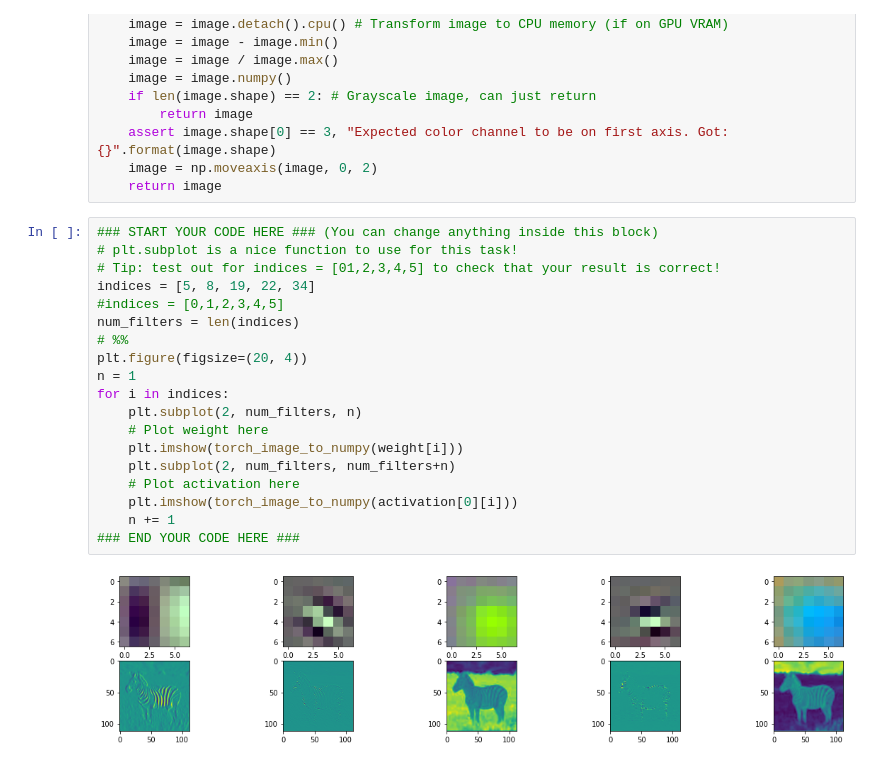
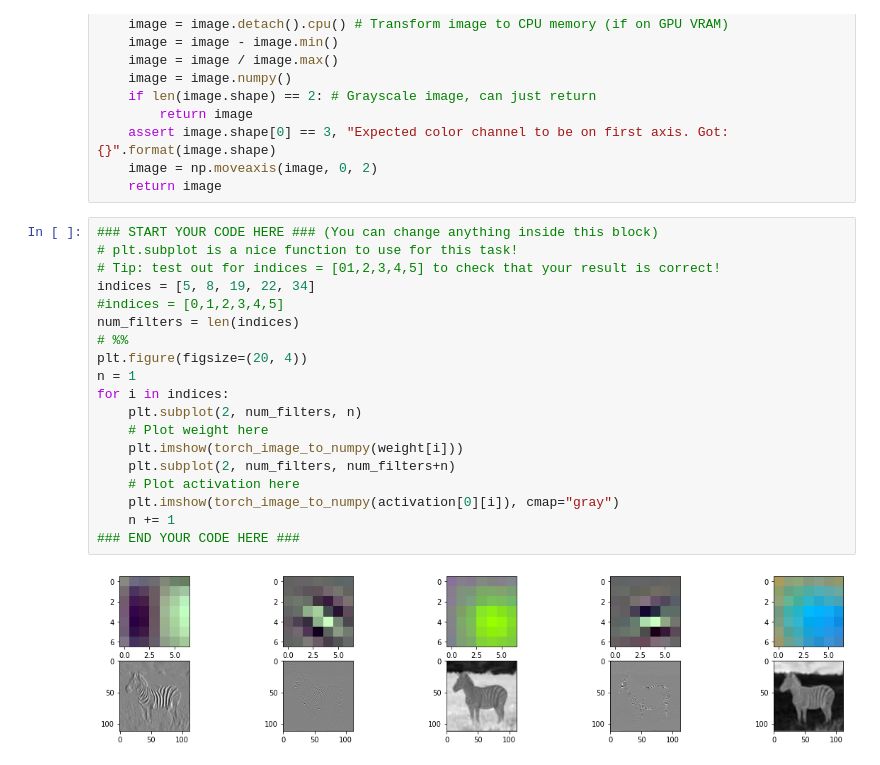
Before and after one commit to ashiqulalamkhan/TDT4195_IP, a Jupyter notebook: assignment 2/task2c.ipynb, the cells around one changed output. Saved outputs shown, nothing was run; the diff lists cells and outputs as text.

Commit message:
gray image updated.

```diff
--- a/assignment 2/task2c.ipynb
+++ b/assignment 2/task2c.ipynb
@@ -97,21 +97,21 @@ def torch_image_to_numpy(image: torch.Tensor):
 # %%
 ### START YOUR CODE HERE ### (You can change anything inside this block)
 # plt.subplot is a nice function to use for this task!
 # Tip: test out for indices = [01,2,3,4,5] to check that your result is correct!
 indices = [5, 8, 19, 22, 34]
 #indices = [0,1,2,3,4,5]
 num_filters = len(indices)
 # %%
 plt.figure(figsize=(20, 4))
 n = 1
 for i in indices:
     plt.subplot(2, num_filters, n)
     # Plot weight here
     plt.imshow(torch_image_to_numpy(weight[i]))
     plt.subplot(2, num_filters, num_filters+n)
     # Plot activation here
-    plt.imshow(torch_image_to_numpy(activation[0][i]))
+    plt.imshow(torch_image_to_numpy(activation[0][i]), cmap="gray")
     n += 1
 ### END YOUR CODE HERE ###
 # %% [output]
-[figure, old version]
+[figure, new version]
```
Also changed, not shown: 1 other file.
